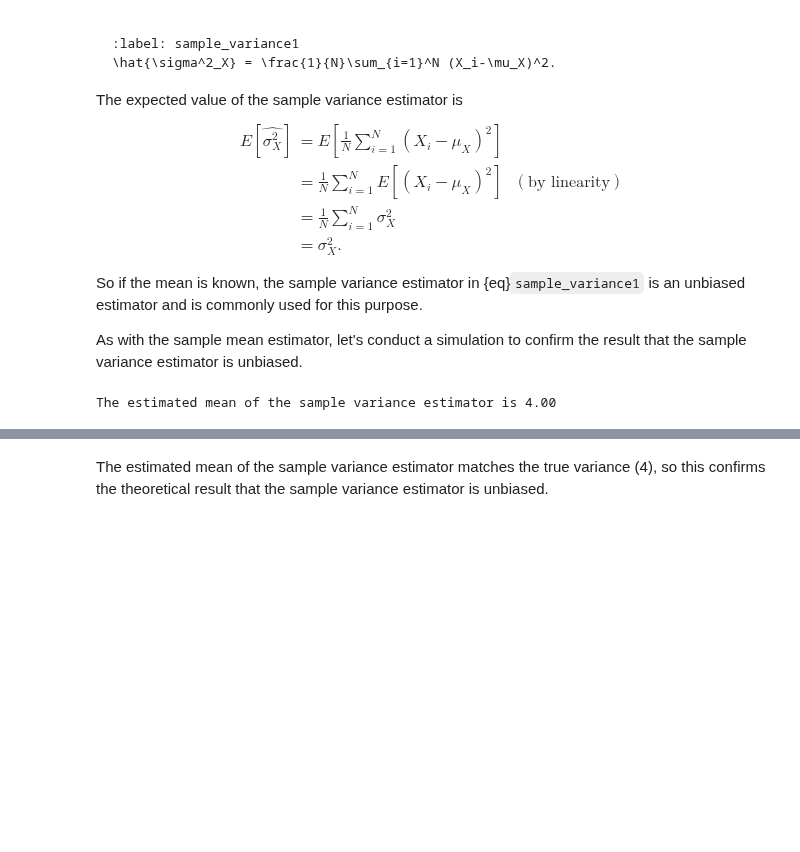
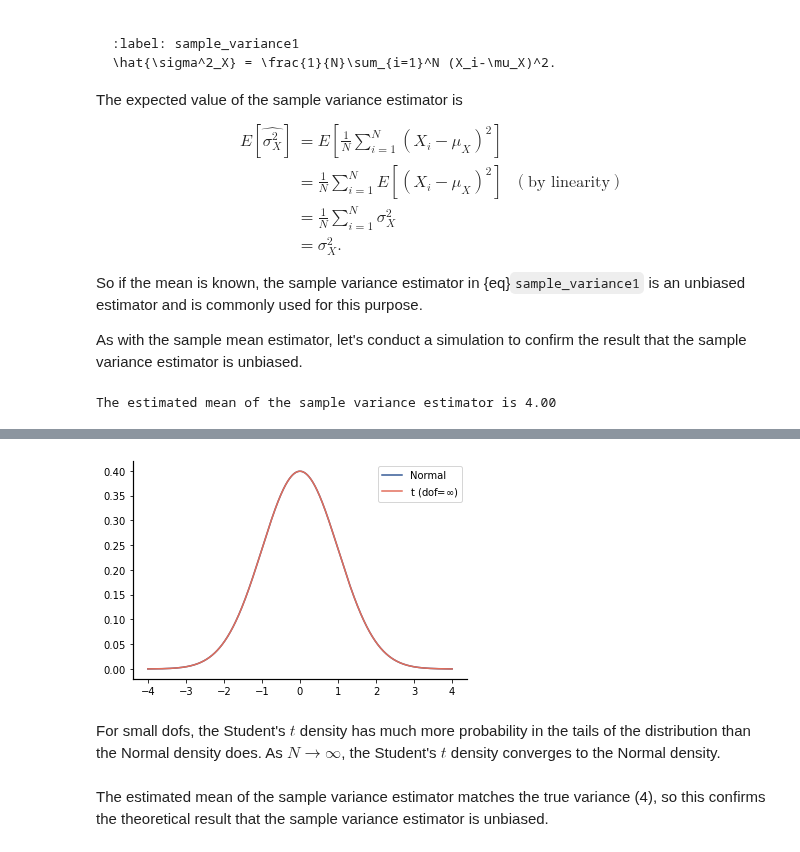
Before and after one commit to datalayer-courses/foundations-of-data-science-with-python, a Jupyter notebook: 09-moments/parameter-estimation.ipynb, the cells around one changed output, grey strips where cells are left out. Drawn from its saved outputs; the diff is of its cells as text; code cells hidden in the pictures; blank space fills up the shorter version.

```diff
--- a/09-moments/parameter-estimation.ipynb
+++ b/09-moments/parameter-estimation.ipynb
@@ -194,3 +236,12 @@ The estimated mean of the sample variance estimator is 4.00
+# %%
+x=np.linspace(-4,4,1000)
+plt.plot(x,norm.pdf(x),label='Normal')
+plt.plot(x,tinf.pdf(x),label='t (dof=$\infty$)')
+plt.legend();
+# %% [output]
+[figure, added]
+# %% [markdown]
+For small dofs, the Student's $t$ density has much more probability in the tails of the distribution than the Normal density does. As $N \rightarrow \infty$, the Student's $t$ density converges to the Normal density.
 # %% [markdown]
 The estimated mean of the sample variance estimator matches the true variance (4), so this confirms the theoretical result that the sample variance estimator is unbiased.
 # %% [markdown]
```
Also changed, not shown: parts of 18 cells of this notebook, 1 other file.
